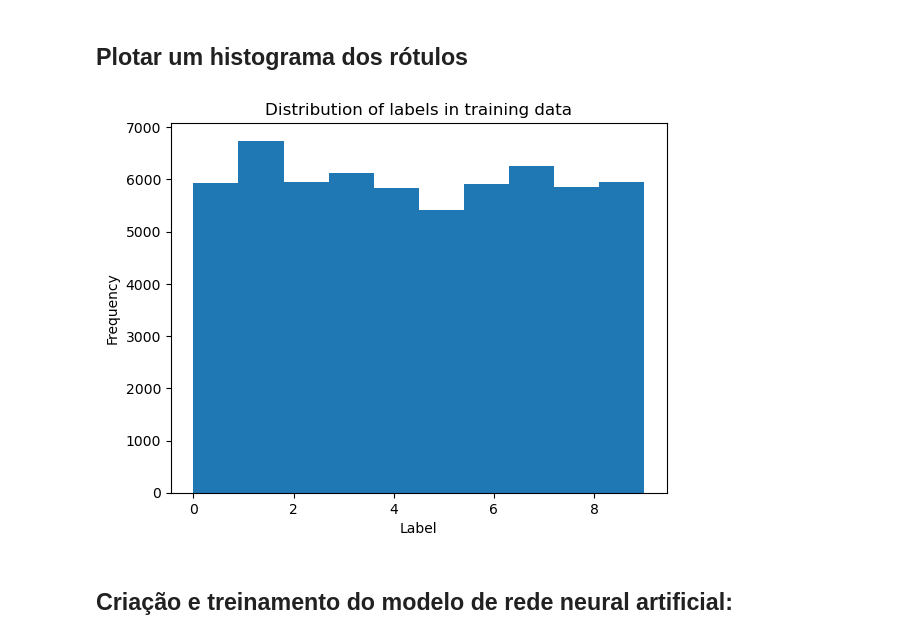
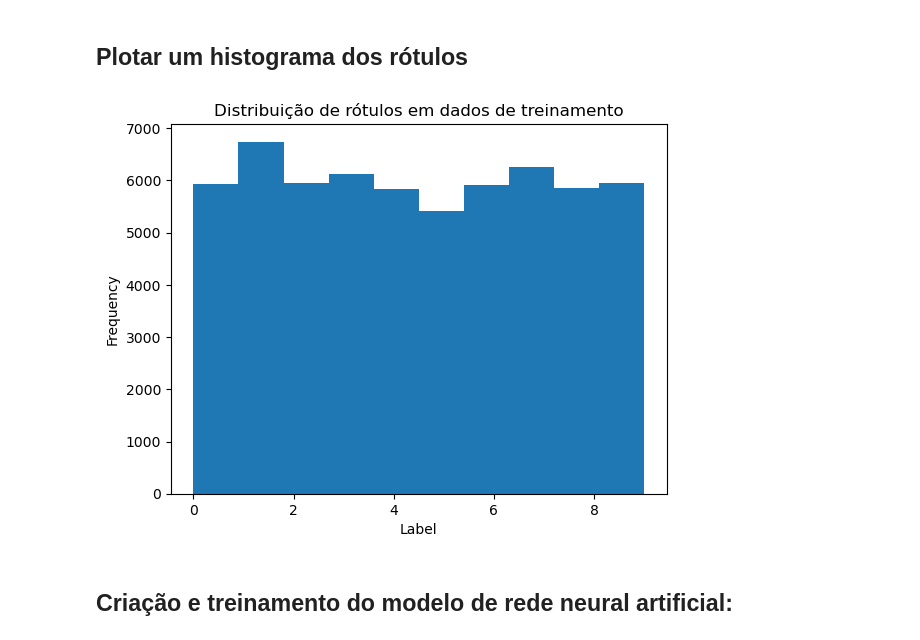
Before and after one commit to PaulaCalixto/CV, a Jupyter notebook: cv.ipynb, the cells around one changed output. Cells and saved outputs as stored; diff of their text form; code cells hidden in the pictures.

```diff
--- a/cv.ipynb
+++ b/cv.ipynb
@@ -36,11 +36,11 @@ train_labels.shape
 # %%
 plt.hist(train_labels, bins=10)
 plt.xlabel('Label')
 plt.ylabel('Frequency')
-plt.title('Distribution of labels in training data')
+plt.title('Distribuição de rótulos em dados de treinamento')
 plt.show()
 # %% [output]
-[figure, old version]
+[figure, new version]
 # %% [markdown]
 ## Criação e treinamento do modelo de rede neural artificial:
 # %% [markdown]
```
Also changed, not shown: parts of 9 cells of this notebook.
